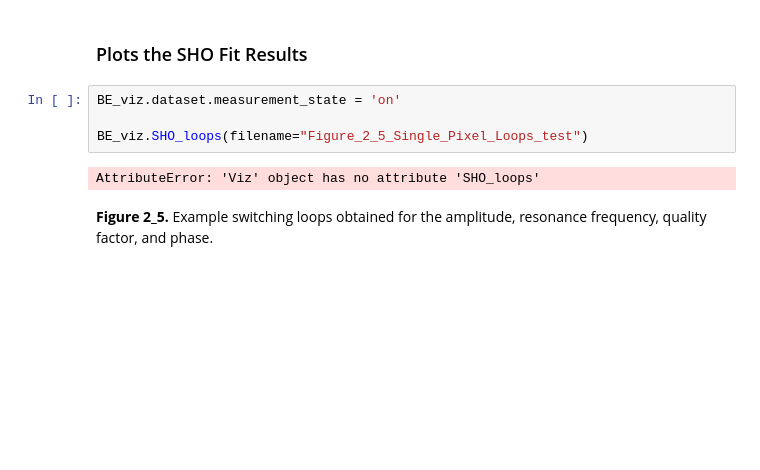
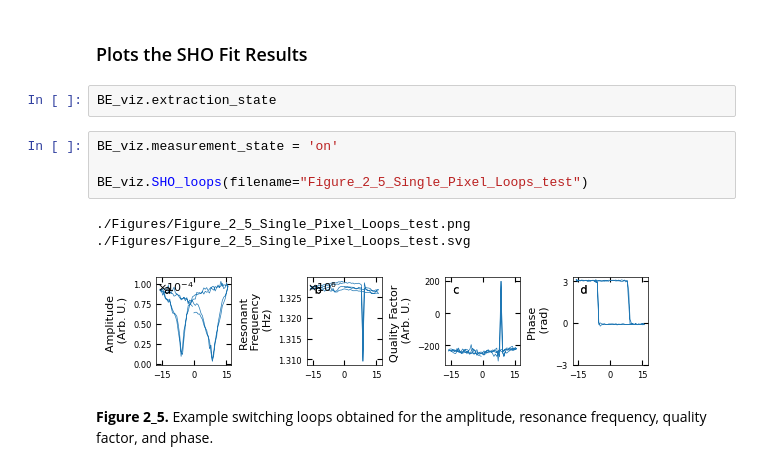
Before and after one commit to m3-learning/Rapid-Fitting-BEPFM-NN, a Jupyter notebook: notebooks/2_SHO_Fitting copy.ipynb, the cells around one changed output. Drawn from its saved outputs; the diff is of its cells as text; blank space fills up the shorter version.

```diff
--- a/notebooks/2_SHO_Fitting copy.ipynb
+++ b/notebooks/2_SHO_Fitting copy.ipynb
@@ -321,12 +297,16 @@ current_dataset_state: {'raw_format': 'complex', 'fitter': 'LSQF', 'scaled': Fal
 **Figure 2.4** Distribution of the Least Squares Fitting (LSQF) results of the normalized data. a) Distribution of the amplitude, b) distribution of the resonance frequency, c) distribution of the quality factor, d) distribution of the resonance frequency.
 # %% [markdown]
 ### Plots the SHO Fit Results
+# %%
+BE_viz.extraction_state
 # %%
-BE_viz.dataset.measurement_state = 'on'
+BE_viz.measurement_state = 'on'
 
 BE_viz.SHO_loops(filename="Figure_2_5_Single_Pixel_Loops_test")
 # %% [output]
-AttributeError: 'Viz' object has no attribute 'SHO_loops'
+./Figures/Figure_2_5_Single_Pixel_Loops_test.png
+./Figures/Figure_2_5_Single_Pixel_Loops_test.svg
+[figure, added]
 # %% [markdown]
 **Figure 2_5.** Example switching loops obtained for the amplitude, resonance frequency, quality factor, and phase.
 # %% [markdown]
```
Also changed, not shown: parts of 6 cells of this notebook.
